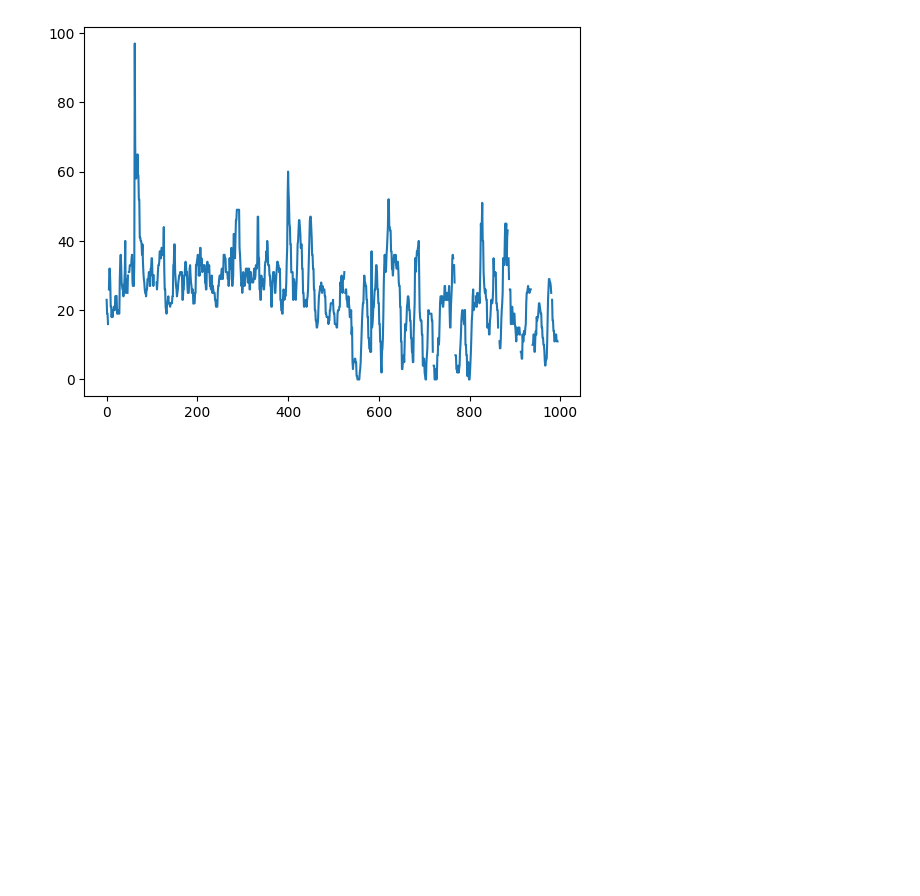
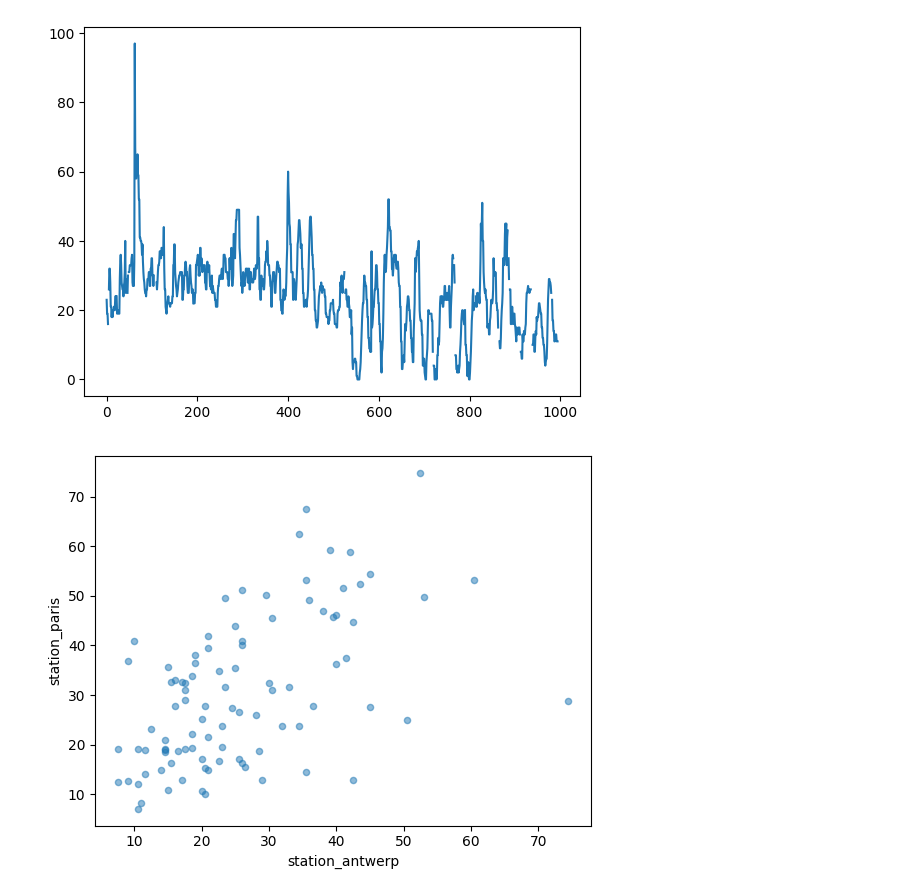
Before and after one commit to mngugi/Work_Book_Projects, a Jupyter notebook: Air_Quality.ipynb, the cells around one changed output. Drawn from its saved outputs; the diff is of its cells as text; code cells hidden in the pictures; blank space fills up the shorter version.

```diff
--- a/Air_Quality.ipynb
+++ b/Air_Quality.ipynb
@@ -48,3 +65,8 @@ dt["station_london"].plot()
 plt.show()
 # %% [output]
 [figure]
+# %%
+dt.plot.scatter(x = "station_antwerp", y= "station_paris", alpha=0.5)
+plt.show()
+# %% [output]
+[figure, added]
```
Also changed, not shown: parts of 5 cells of this notebook.
